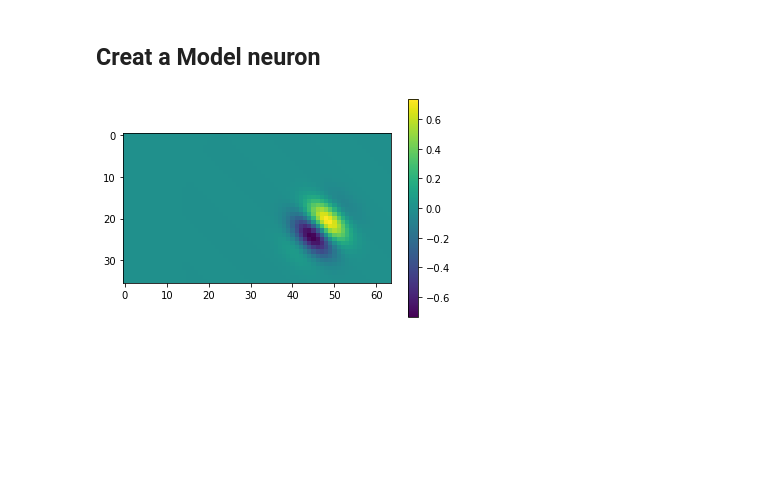
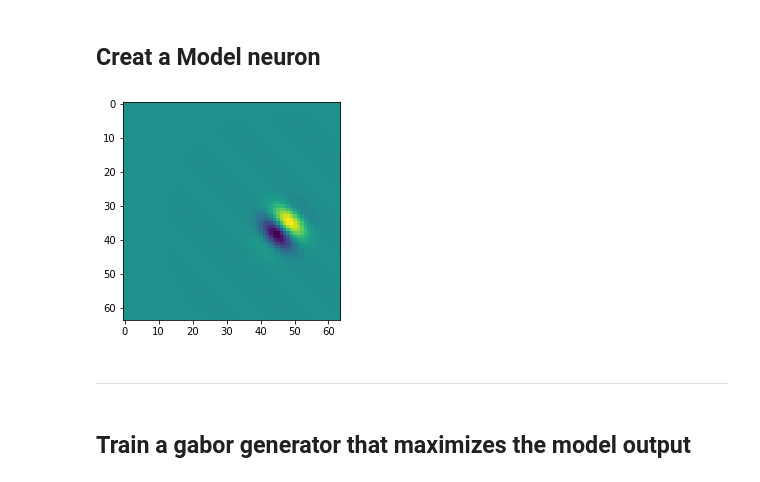
Before and after one commit to mohammadbashiri/fitgabor, a Jupyter notebook: example.ipynb, the cells around one changed output. Saved outputs shown, nothing was run; the diff lists cells and outputs as text; code cells hidden in the pictures; blank space fills up the shorter version.

```diff
--- a/example.ipynb
+++ b/example.ipynb
@@ -34,7 +25,7 @@ for theta, sigma, Lambda, psi, center in zip(thetas, sigmas, Lambdas, psis, cent
 # %%
-# aa = gabor_fn(-np.pi/3, sigma=6, Lambda=6, psi=np.pi/2, gamma=1, center=(15, 0), size=(36, 64), normalize=False)
-aa = gt_rfs[1]
-plt.imshow(aa);
-plt.colorbar();
+theta = -np.pi/4
+rf = gabor_fn(theta, sigma=4, Lambda=14, psi=np.pi/2, gamma=1, center=(15, 5), size=(64, 64))
-# %% [output]
-[figure, removed]
+# %%
+plt.imshow(rf);
+# %% [output]
+[figure, added]
@@ -41 +34,5 @@ plt.colorbar();
+# %% [markdown]
+---
+# %% [markdown]
+## Train a gabor generator that maximizes the model output
 # %%
```
Also changed, not shown: parts of 30 cells of this notebook, 1 other file.
